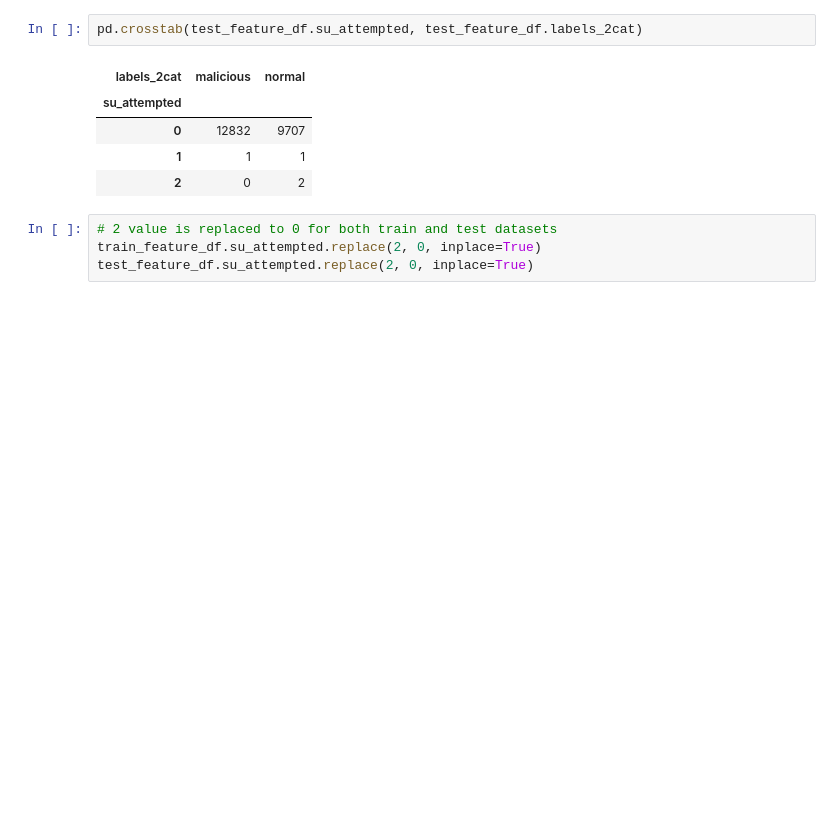
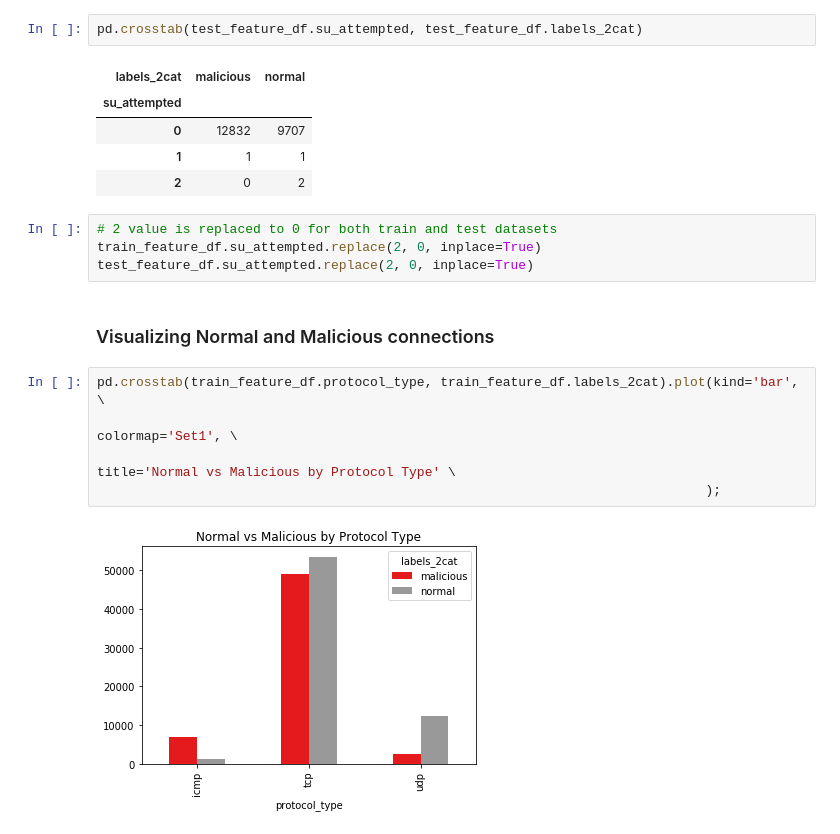
Before and after one commit to super-mar10/network-intrusion-detection, a Jupyter notebook: 1.EDA.ipynb, the cells around one changed output. Cells and saved outputs as stored; diff of their text form; blank space fills up the shorter version.

```diff
--- a/1.EDA.ipynb
+++ b/1.EDA.ipynb
@@ -264,3 +265,12 @@ pd.crosstab(test_feature_df.su_attempted, test_feature_df.labels_2cat)
 # 2 value is replaced to 0 for both train and test datasets
 train_feature_df.su_attempted.replace(2, 0, inplace=True)
 test_feature_df.su_attempted.replace(2, 0, inplace=True)
+# %% [markdown]
+### Visualizing Normal and Malicious connections
+# %%
+pd.crosstab(train_feature_df.protocol_type, train_feature_df.labels_2cat).plot(kind='bar', \
+                                                                               colormap='Set1', \
+                                                                               title='Normal vs Malicious by Protocol Type' \
+                                                                              );
+# %% [output]
+[figure, added]
```
Also changed, not shown: parts of 4 cells of this notebook.
